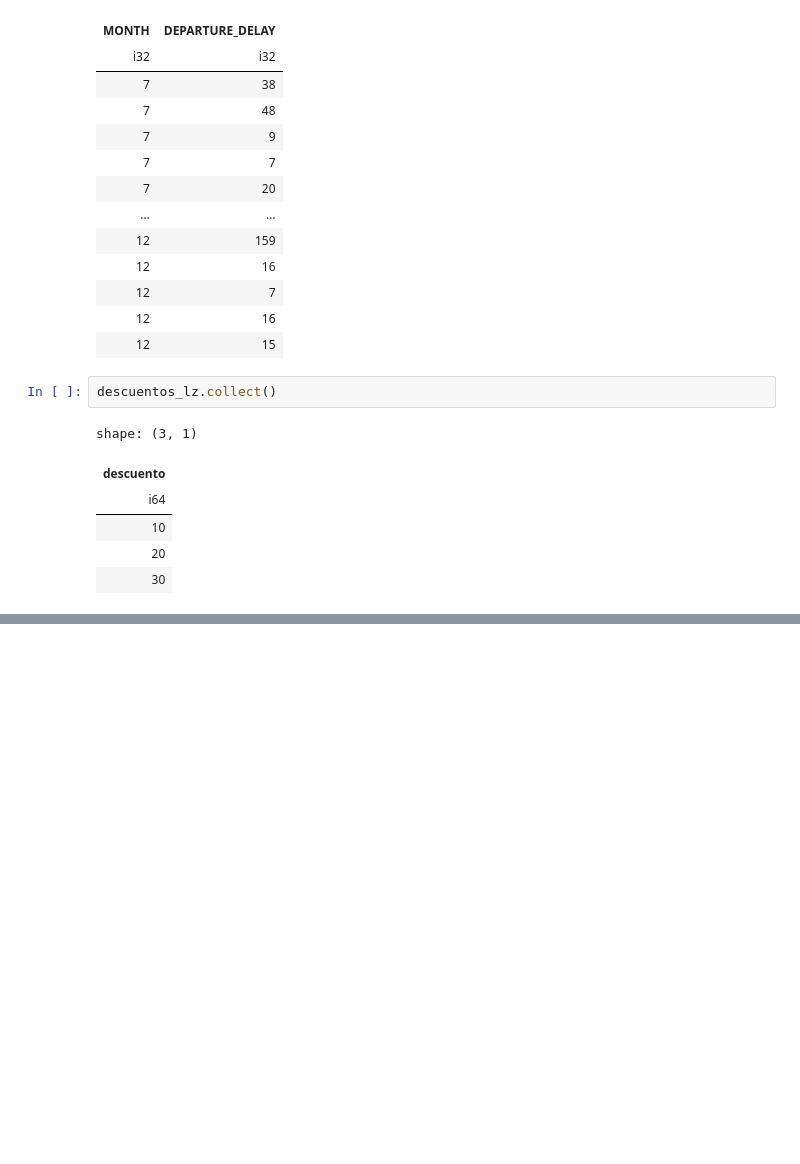
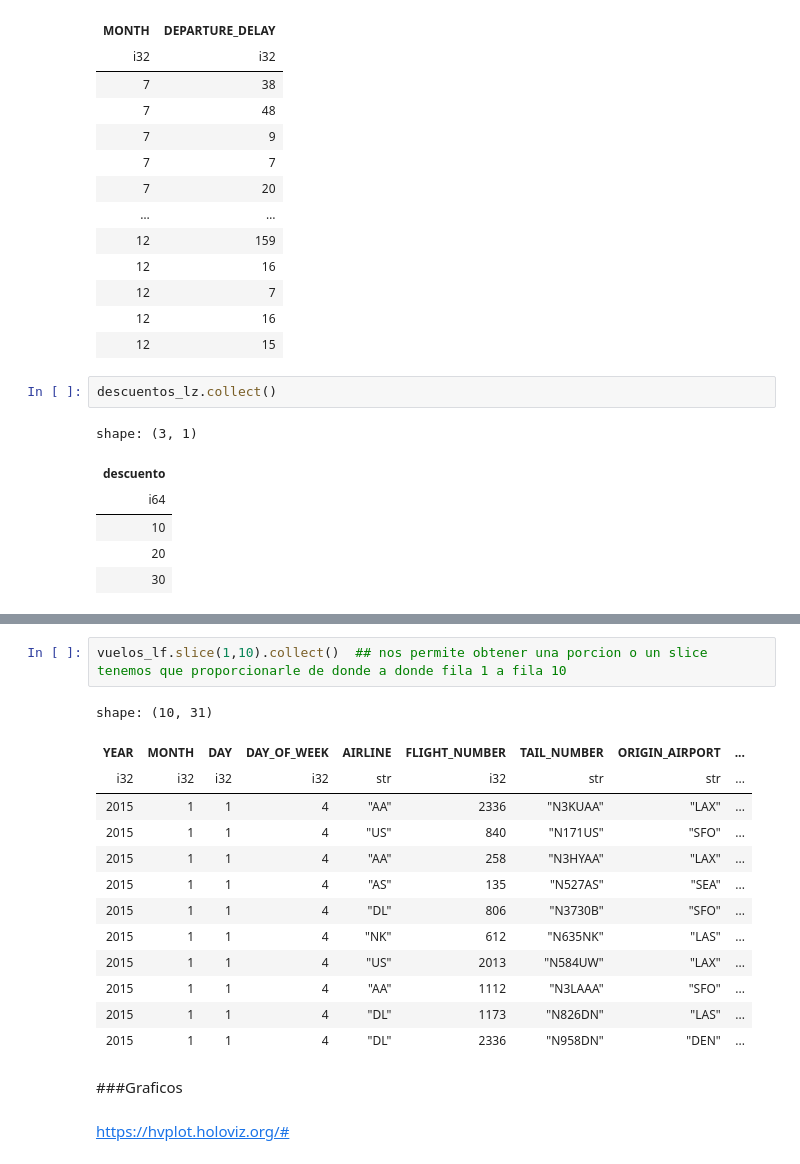
Before and after one commit to Viny2030/polars, a Jupyter notebook: IIThe_Polar_Express_Cheatsheet___polars_🐻_.ipynb, the cells around one changed output, grey strips where cells are left out. Saved outputs shown, nothing was run; the diff lists cells and outputs as text; blank space fills up the shorter version.

```diff
--- a/IIThe_Polar_Express_Cheatsheet___polars_🐻_.ipynb
+++ b/IIThe_Polar_Express_Cheatsheet___polars_🐻_.ipynb
@@ -1004,0 +1012,20 @@ tarjetas_lz.with_context(descuentos_lz).select(  ## with context permite acceder
+# %%
+vuelos_lf.slice(1,10).collect()  ## nos permite obtener una porcion o un slice tenemos que proporcionarle de donde a donde fila 1 a fila 10
+# %% [output]
+shape: (10, 31)
+| YEAR | MONTH | DAY | DAY_OF_WEEK | AIRLINE | FLIGHT_NUMBER | TAIL_NUMBER | ORIGIN_AIRPORT | ... |
+| i32 | i32 | i32 | i32 | str | i32 | str | str | ... |
+| 2015 | 1 | 1 | 4 | "AA" | 2336 | "N3KUAA" | "LAX" | ... |
+| 2015 | 1 | 1 | 4 | "US" | 840 | "N171US" | "SFO" | ... |
+| 2015 | 1 | 1 | 4 | "AA" | 258 | "N3HYAA" | "LAX" | ... |
+| 2015 | 1 | 1 | 4 | "AS" | 135 | "N527AS" | "SEA" | ... |
+| 2015 | 1 | 1 | 4 | "DL" | 806 | "N3730B" | "SFO" | ... |
+| 2015 | 1 | 1 | 4 | "NK" | 612 | "N635NK" | "LAS" | ... |
+| 2015 | 1 | 1 | 4 | "US" | 2013 | "N584UW" | "LAX" | ... |
+| 2015 | 1 | 1 | 4 | "AA" | 1112 | "N3LAAA" | "SFO" | ... |
+| 2015 | 1 | 1 | 4 | "DL" | 1173 | "N826DN" | "LAS" | ... |
+| 2015 | 1 | 1 | 4 | "DL" | 2336 | "N958DN" | "DEN" | ... |
+# %% [markdown]
+###Graficos
+# %% [markdown]
+https://hvplot.holoviz.org/#
```
Also changed, not shown: parts of 60 cells of this notebook.
